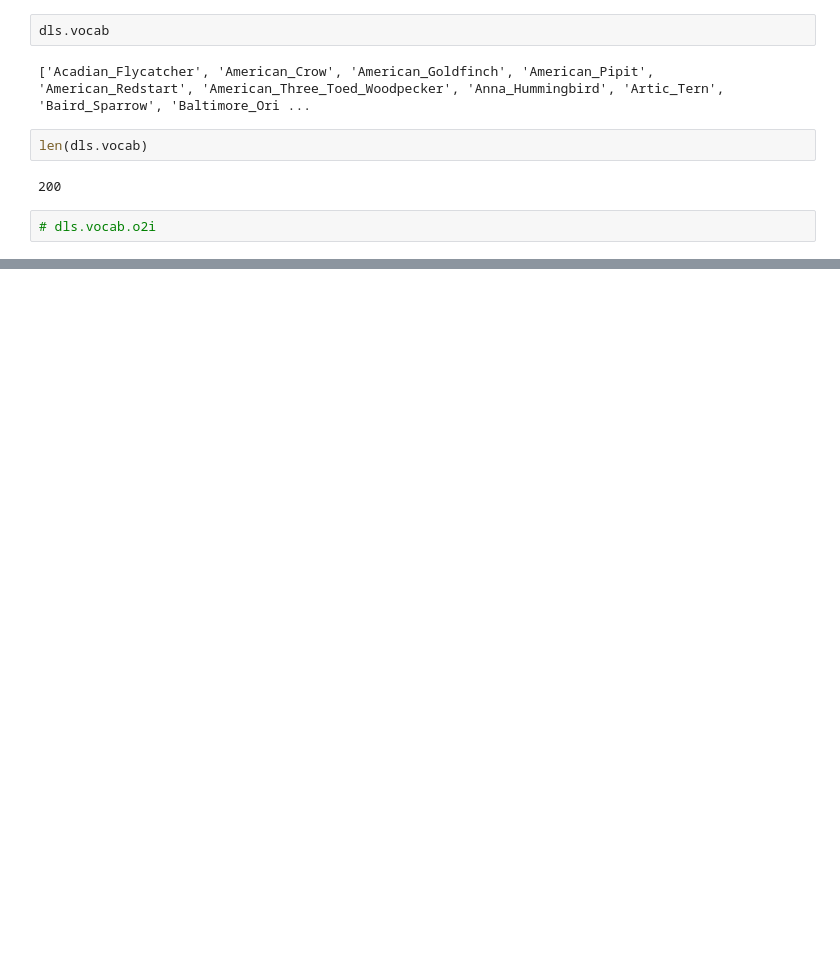
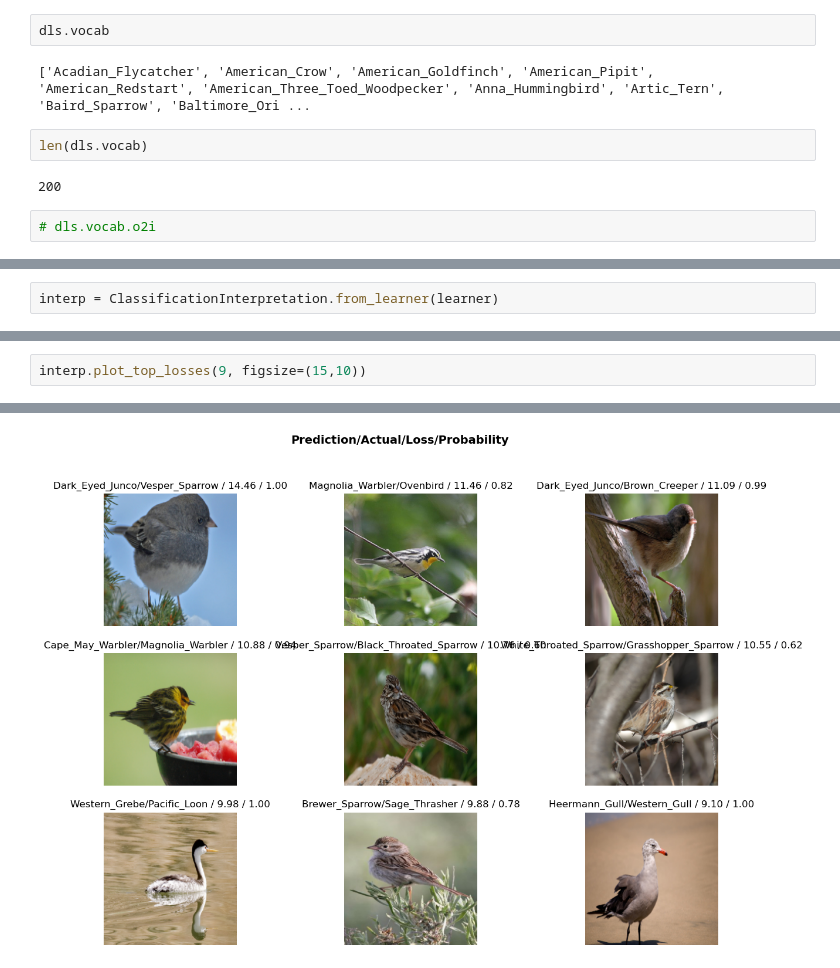
Before and after one commit to emepetres/birds-classification, a Jupyter notebook: training/notebooks/lab.ipynb, the cells around one changed output, grey strips where cells are left out. Drawn from its saved outputs; the diff is of its cells as text; blank space fills up the shorter version.

```diff
--- a/training/notebooks/lab.ipynb
+++ b/training/notebooks/lab.ipynb
@@ -110,0 +122,2 @@ learner.save("vit_saved", with_opt=False)
+# %%
+interp = ClassificationInterpretation.from_learner(learner)
@@ -110,0 +126,3 @@ learner.save("vit_saved", with_opt=False)
+# %%
+interp.plot_top_losses(9, figsize=(15,10))
+# %% [output]
@@ -110,0 +130 @@ learner.save("vit_saved", with_opt=False)
+[figure, added]
```
Also changed, not shown: parts of 11 cells of this notebook, 3 other files.
